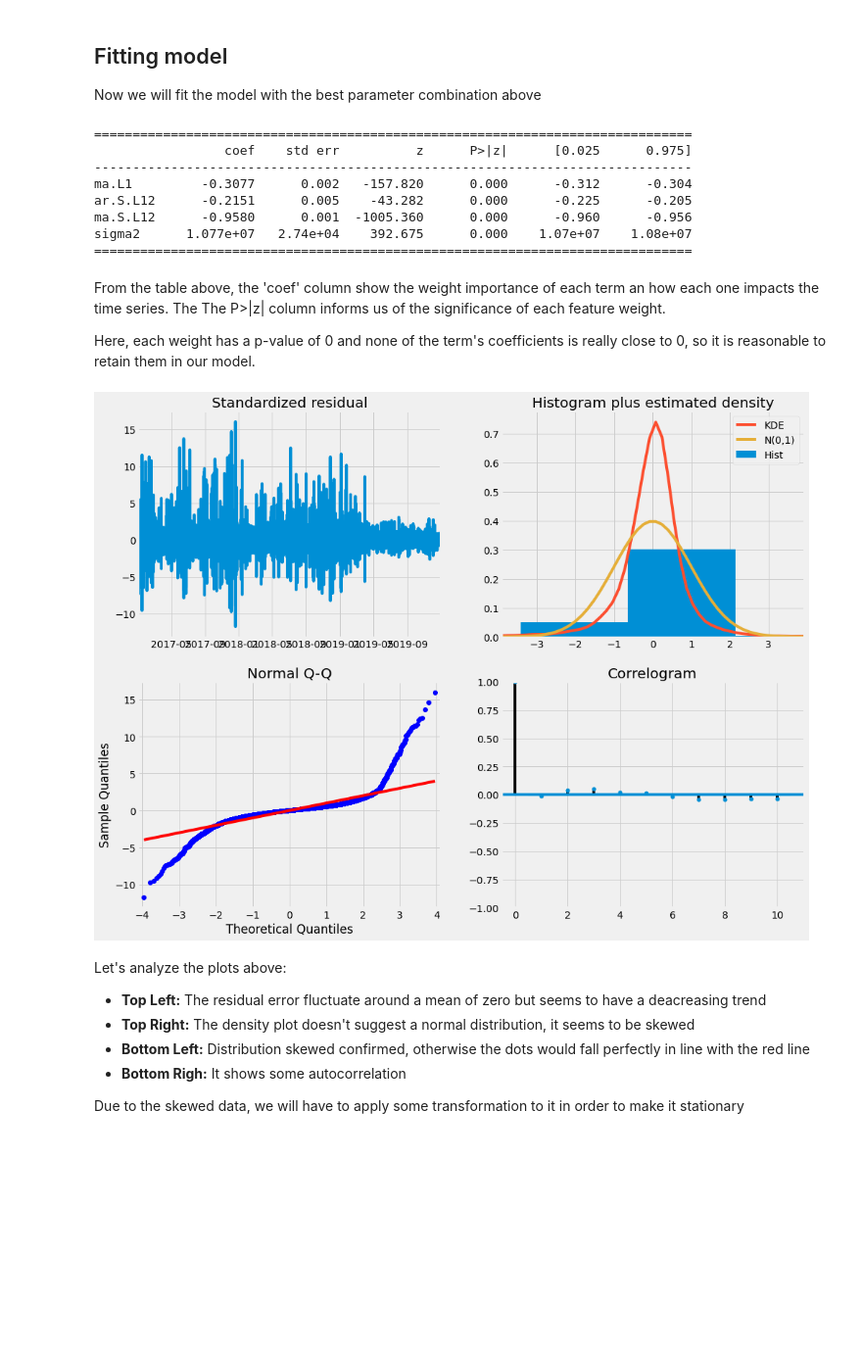
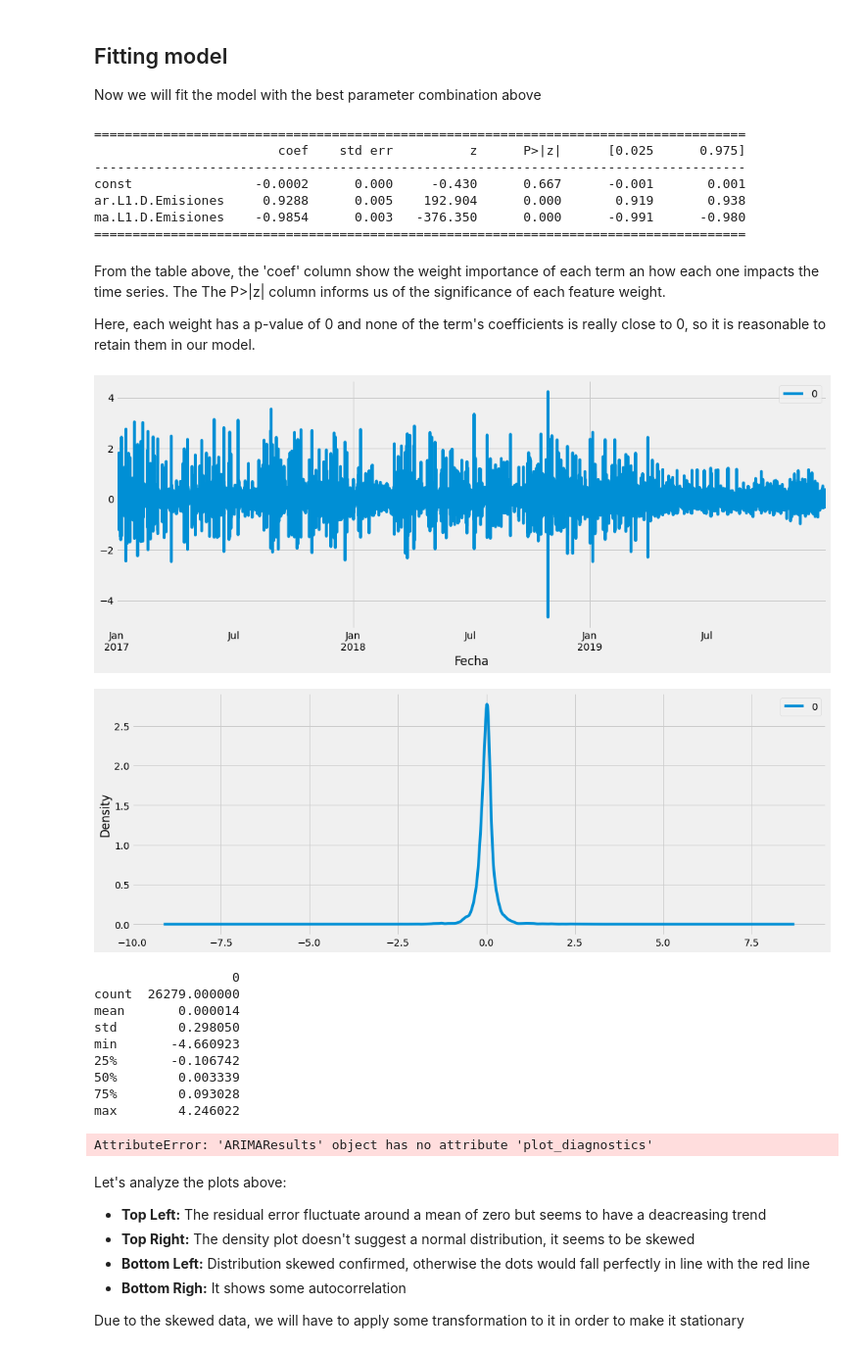
Before and after one commit to hectorLop/CO2_emissions_forecast, a Jupyter notebook: CO2_feature_engineering_and_visualization.ipynb, the cells around one changed output. Shown at 98% size. Saved outputs shown, nothing was run; the diff lists cells and outputs as text; code cells hidden in the pictures; blank space fills up the shorter version.

Commit message:
Added ARIMA forecast on stationary series and Fixed Prophet forecasts

```diff
--- a/CO2_feature_engineering_and_visualization.ipynb
+++ b/CO2_feature_engineering_and_visualization.ipynb
@@ -672,17 +676,15 @@ We will use Grid Search to find the best (p, d, q) values for the series. The mo
 
 **IMPORTANT: This takes 3 hours to output all the combinations**
 # %%
-arima_dataset = dataset_by_hour
+arima_dataset = dataset_sqrt_transformation
 
 for param in pdq:
-    for param_seasonal in seasonal_pdq:
         try:
-            mod = sm.tsa.statespace.SARIMAX(arima_dataset, order=param, seasonal_order=param_seasonal,
-                                            enforce_stationarity=False, enforce_invertibility=False)
+            mod = mod = ARIMA(arima_dataset, order=param)
 
             results = mod.fit()
 
-            print('ARIMA{}x{}12 - AIC:{}'.format(param, param_seasonal, results.aic))
+            print('ARIMA{} - AIC:{}'.format(param, results.aic))
         except:
             continue
 # %% [output]
@@ -717,10 +705,7 @@ Looking the outputs, the parameter combination which outputs a lower AIC values
 Now we will fit the model with the best parameter combination above
 # %%
 # Creates the model with custom parameters
-mod = sm.tsa.statespace.SARIMAX(arima_dataset, order=(0, 1, 1),
-                                seasonal_order=(1, 1, 1, 12),
-                                enforce_stationarity=False,
-                                enforce_invertibility=False)
+mod = ARIMA(arima_dataset, order=(1,1,1))
 
 # Train the model with the data
 results = mod.fit()
@@ -728,23 +713,42 @@ results = mod.fit()
 # Output some information
 print(results.summary().tables[1])
 # %% [output]
-==============================================================================
-                 coef    std err          z      P>|z|      [0.025      0.975]
-------------------------------------------------------------------------------
-ma.L1         -0.3077      0.002   -157.820      0.000      -0.312      -0.304
-ar.S.L12      -0.2151      0.005    -43.282      0.000      -0.225      -0.205
-ma.S.L12      -0.9580      0.001  -1005.360      0.000      -0.960      -0.956
-sigma2      1.077e+07   2.74e+04    392.675      0.000    1.07e+07    1.08e+07
-==============================================================================
+=====================================================================================
+                        coef    std err          z      P>|z|      [0.025      0.975]
+-------------------------------------------------------------------------------------
+const                -0.0002      0.000     -0.430      0.667      -0.001       0.001
+ar.L1.D.Emisiones     0.9288      0.005    192.904      0.000       0.919       0.938
+ma.L1.D.Emisiones    -0.9854      0.003   -376.350      0.000      -0.991      -0.980
+=====================================================================================
 # %% [markdown]
 From the table above, the 'coef' column show the weight importance of each term an how each one impacts the time series. The The P>|z| column informs us of the significance of each feature weight.
 
 Here, each weight has a p-value of 0 and none of the term's coefficients is really close to 0, so it is reasonable to retain them in our model.
+# %%
+# plot residual errors
+residuals = pandas.DataFrame(results.resid)
+residuals.plot()
+pyplot.show()
+residuals.plot(kind='kde')
+pyplot.show()
+print(residuals.describe())
+# %% [output]
+[figure, added]
+[figure, added]
+                  0
+count  26279.000000
+mean       0.000014
+std        0.298050
+min       -4.660923
+25%       -0.106742
+50%        0.003339
+75%        0.093028
+max        4.246022
 # %%
-results.plot_diagnostics(figsize=(15, 12))
+results.plot_diagnostics()
 pyplot.show()
 # %% [output]
-[figure, removed]
+AttributeError: 'ARIMAResults' object has no attribute 'plot_diagnostics'
 # %% [markdown]
 Let's analyze the plots above:
 - **Top Left:** The residual error fluctuate around a mean of zero but seems to have a deacreasing trend
```
Also changed, not shown: parts of 11 cells of this notebook.
